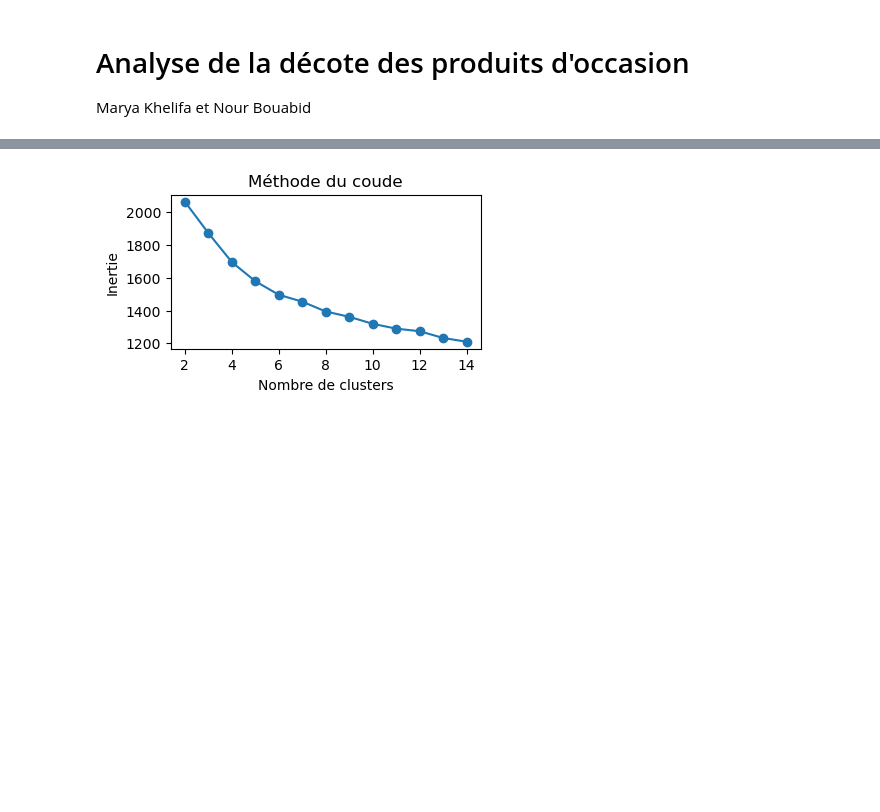
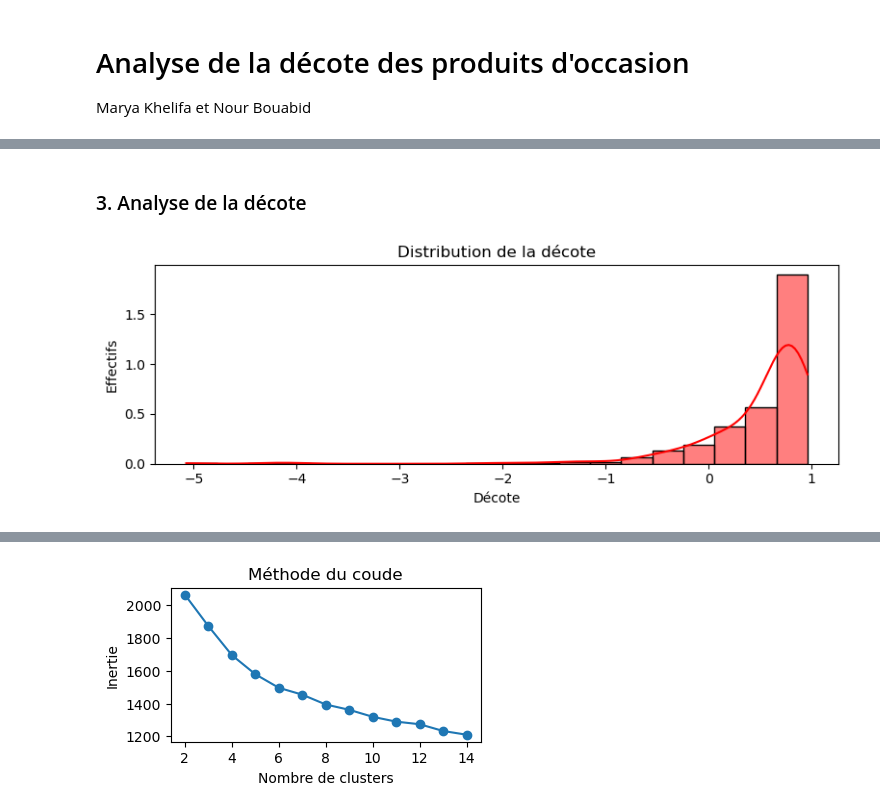
Before and after one commit to NourBouabid/Vinted-Zara-scrapping-et-analyse, a Jupyter notebook: Notebook_Analyse.ipynb, the cells around one changed output, grey strips where cells are left out. Saved outputs shown, nothing was run; the diff lists cells and outputs as text; code cells hidden in the pictures; blank space fills up the shorter version.

```diff
--- a/Notebook_Analyse.ipynb
+++ b/Notebook_Analyse.ipynb
@@ -25,0 +188,25 @@ Index(['etat', 'matiere', 'couleur', 'categorie', 'likes', 'prix',
+# %% [markdown]
+### 3. Analyse de la décote <a id="part1sec3"></a>
+# %%
+#Distribution de la décote
+fig, ax = plt.subplots(1, figsize=(8, 3))
+
+sns.histplot(
+    data=Dataset_filtre,
+    x="decote",
+    bins=20,
+    stat="density",
+    kde=True,
+    color="red",
+    edgecolor="black",
+    ax=ax
+)
+
+ax.set_title("Distribution de la décote")
+ax.set_xlabel("Décote")
+ax.set_ylabel("Effectifs")
+
+plt.tight_layout()
+plt.show()
+# %% [output]
+[figure, added]
```
Also changed, not shown: parts of 34 cells of this notebook.
